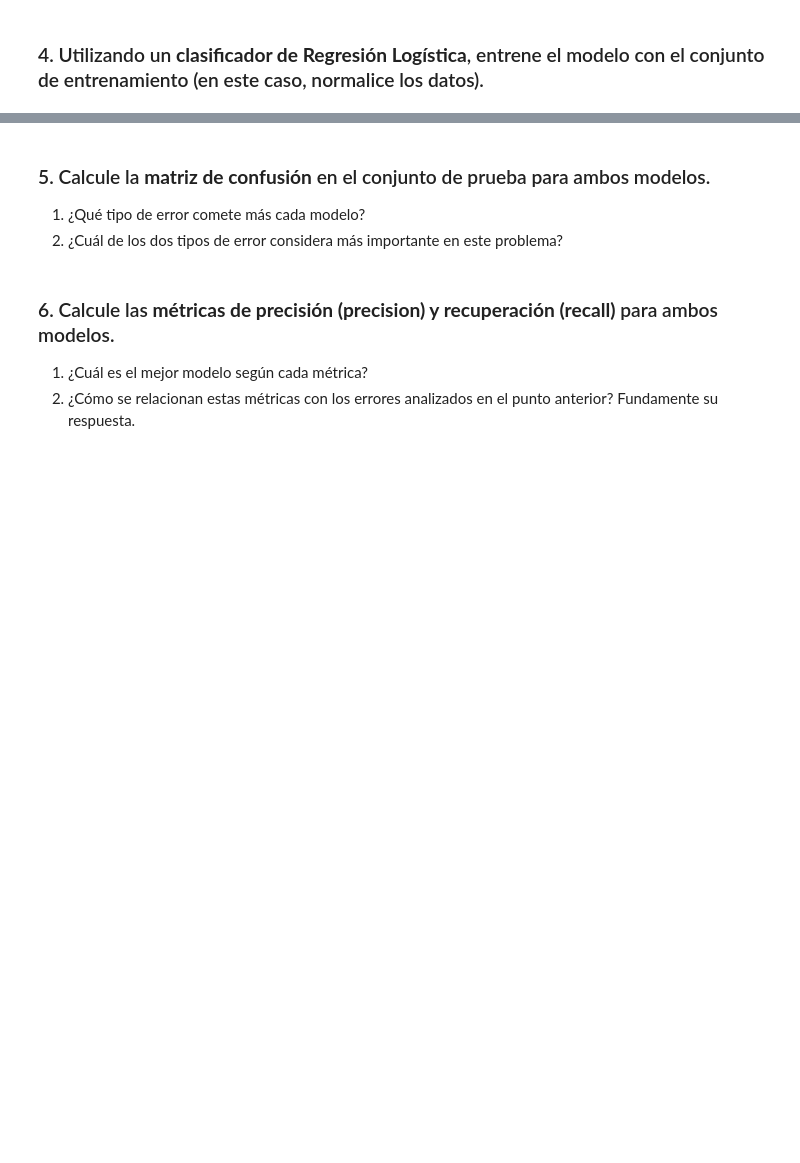
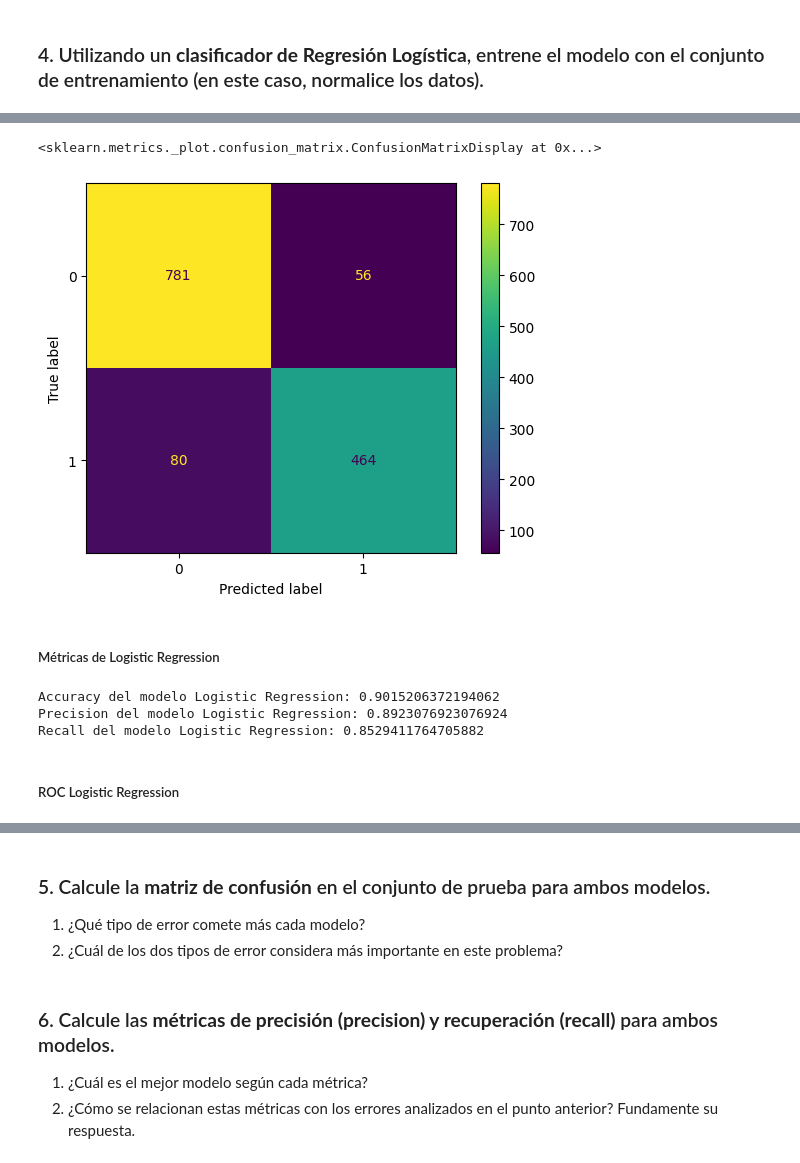
Before and after one commit to gasper-az/intro_ia, a Jupyter notebook: resoluciones_tp/tp_03/resolucion.ipynb, the cells around one changed output, grey strips where cells are left out. Cells and saved outputs as stored; diff of their text form; code cells hidden in the pictures; blank space fills up the shorter version.

```diff
--- a/resoluciones_tp/tp_03/resolucion.ipynb
+++ b/resoluciones_tp/tp_03/resolucion.ipynb
@@ -305,0 +391,22 @@ plt.tight_layout();
+# %%
+ConfusionMatrixDisplay(cm_log_regr).plot()
+# %% [output]
+<sklearn.metrics._plot.confusion_matrix.ConfusionMatrixDisplay at 0x...>
+[figure, added]
+# %% [markdown]
+##### Métricas de Logistic Regression
+# %%
+# accuracy_score, precision_score, recall_score, confusion_matrix,
+accuracy_logistic_regression = accuracy_score(y_test, y_pred_logistic_regression)
+precision_logistic_regression = precision_score(y_test, y_pred_logistic_regression)
+recall_logistic_regression = recall_score(y_test, y_pred_logistic_regression)
+
+print(f"Accuracy del modelo Logistic Regression: {accuracy_logistic_regression}")
+print(f"Precision del modelo Logistic Regression: {precision_logistic_regression}")
+print(f"Recall del modelo Logistic Regression: {recall_logistic_regression}")
+# %% [output]
+Accuracy del modelo Logistic Regression: 0.9015206372194062
+Precision del modelo Logistic Regression: 0.8923076923076924
+Recall del modelo Logistic Regression: 0.8529411764705882
+# %% [markdown]
+##### ROC Logistic Regression
```
Also changed, not shown: parts of 16 cells of this notebook.
